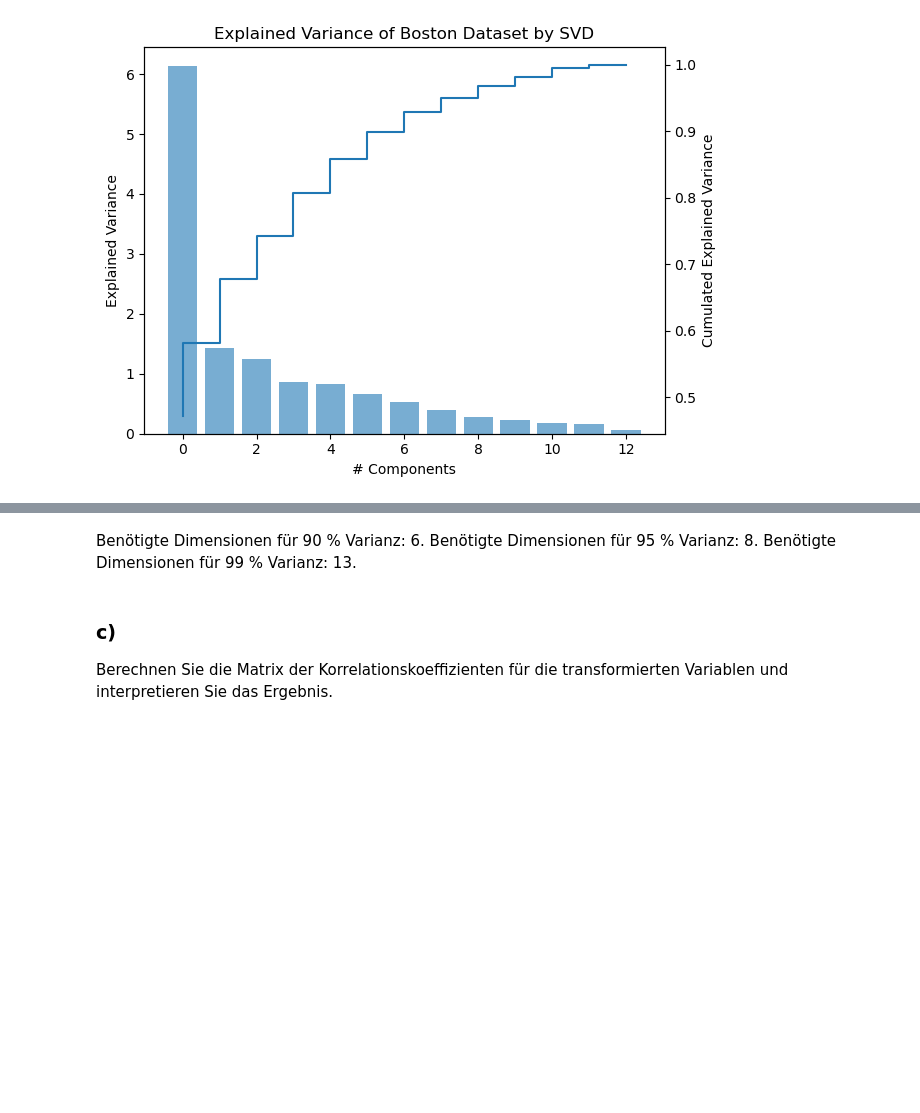
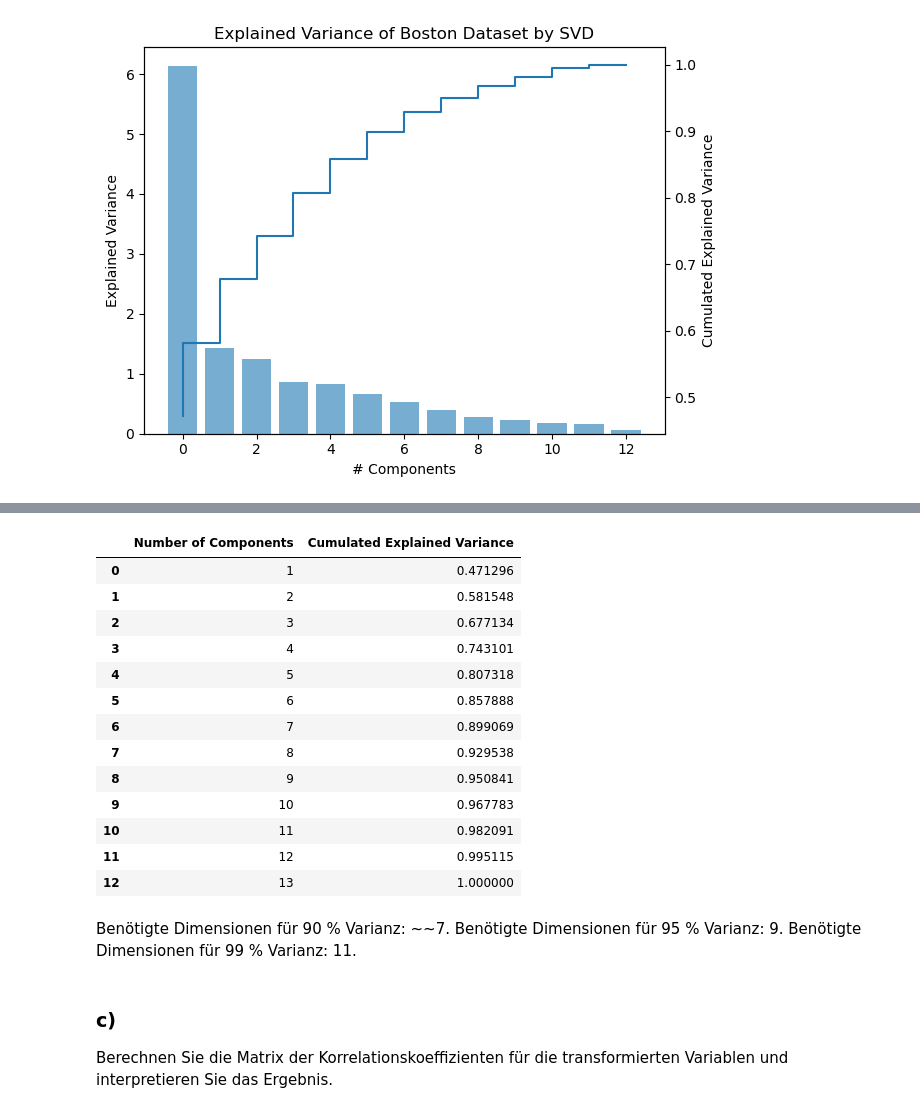
Before and after one commit to flnat/MachineLearning, a Jupyter notebook: Blatt_1/PCA.ipynb, the cells around one changed output, grey strips where cells are left out. Drawn from its saved outputs; the diff is of its cells as text; code cells hidden in the pictures; blank space fills up the shorter version.

```diff
--- a/Blatt_1/PCA.ipynb
+++ b/Blatt_1/PCA.ipynb
@@ -67,7 +67,25 @@ plt.show()
+# %%
+pd.DataFrame({"Number of Components": [i + 1 for i in range(len(explained_variance))],
+              "Cumulated Explained Variance": cumulated_explained_variance})
+# %% [output]
+|  | Number of Components | Cumulated Explained Variance |
+| 0 | 1 | 0.471296 |
+| 1 | 2 | 0.581548 |
+| 2 | 3 | 0.677134 |
+| 3 | 4 | 0.743101 |
+| 4 | 5 | 0.807318 |
+| 5 | 6 | 0.857888 |
+| 6 | 7 | 0.899069 |
+| 7 | 8 | 0.929538 |
+| 8 | 9 | 0.950841 |
+| 9 | 10 | 0.967783 |
+| 10 | 11 | 0.982091 |
+| 11 | 12 | 0.995115 |
+| 12 | 13 | 1.000000 |
 # %% [markdown]
-Benötigte Dimensionen für 90 % Varianz: 6.
-Benötigte Dimensionen für 95 % Varianz: 8.
-Benötigte Dimensionen für 99 % Varianz: 13.
+Benötigte Dimensionen für 90 % Varianz: ~~7.
+Benötigte Dimensionen für 95 % Varianz: 9.
+Benötigte Dimensionen für 99 % Varianz: 11.
 # %% [markdown]
 ### c)
  Berechnen Sie die Matrix der Korrelationskoeffizienten für die transformierten Variablen und interpretieren Sie das Ergebnis.
```
Also changed, not shown: parts of 5 cells of this notebook, 2 other files.
